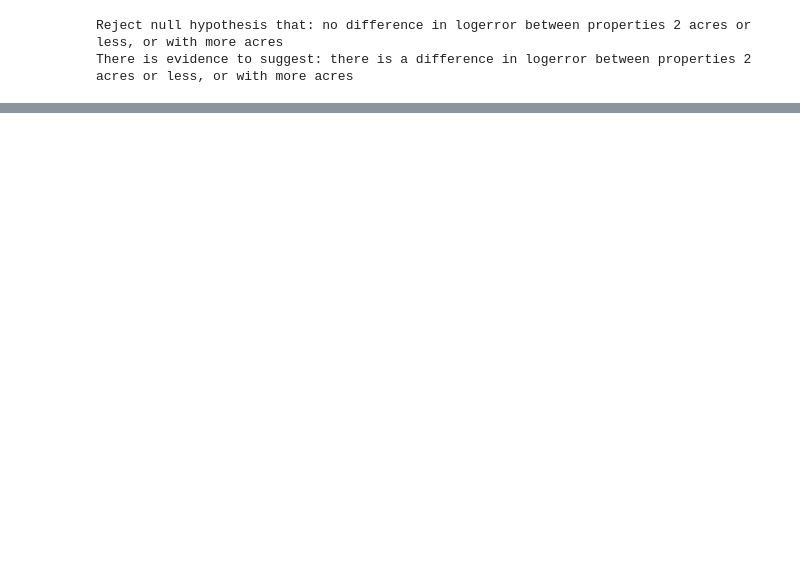
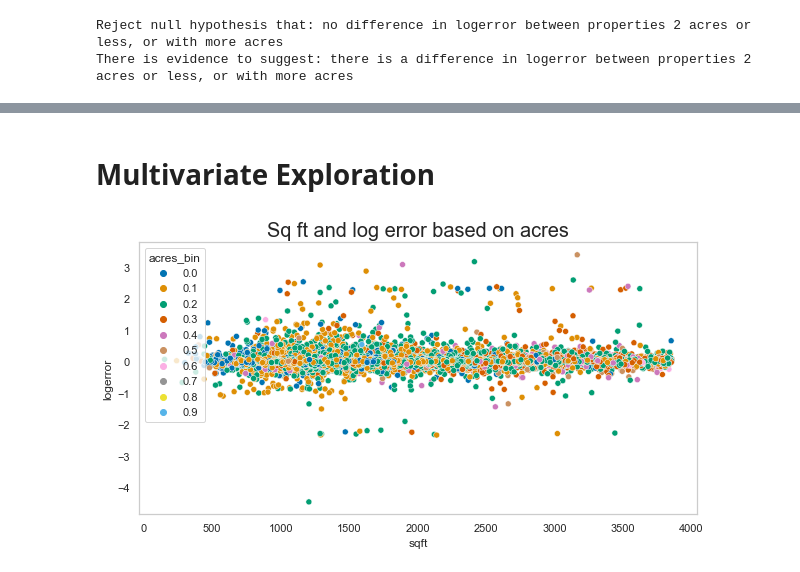
Before and after one commit to chriseverts/zillow_cluster_project, a Jupyter notebook: initial_workbook.ipynb, the cells around one changed output, grey strips where cells are left out. Drawn from its saved outputs; the diff is of its cells as text; code cells hidden in the pictures; blank space fills up the shorter version.

```diff
--- a/initial_workbook.ipynb
+++ b/initial_workbook.ipynb
@@ -353,0 +380,9 @@ There is evidence to suggest: there is a difference in logerror between properti
+# %% [markdown]
+# Multivariate Exploration
+# %%
+plt.figure(figsize=(10,5))
+sns.scatterplot(x='sqft',y='logerror',data=train,hue='acres_bin', palette='colorblind')
+plt.title('Sq ft and log error based on acres', fontsize = 20)
+plt.show()
+# %% [output]
+[figure, added]
```
Also changed, not shown: parts of 49 cells of this notebook, 3 other files.
